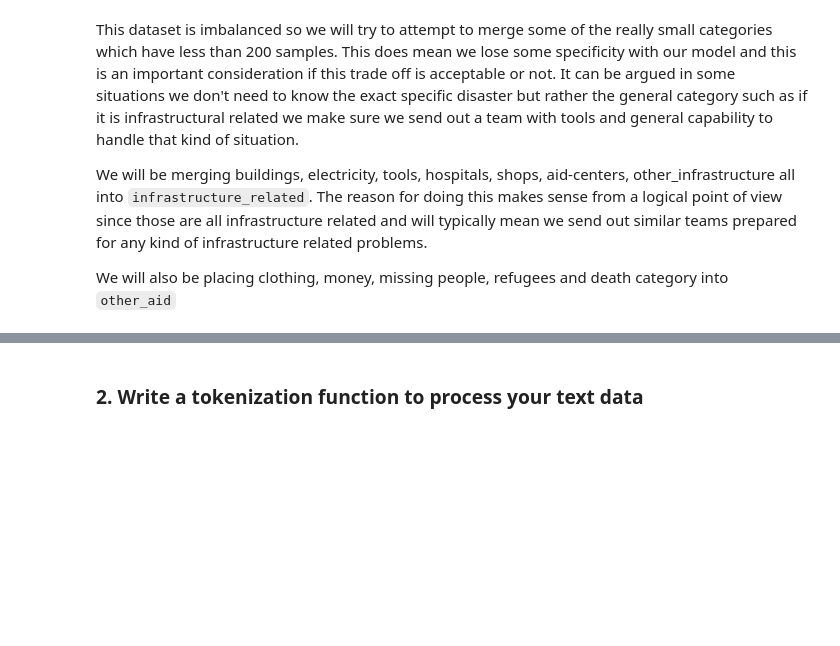
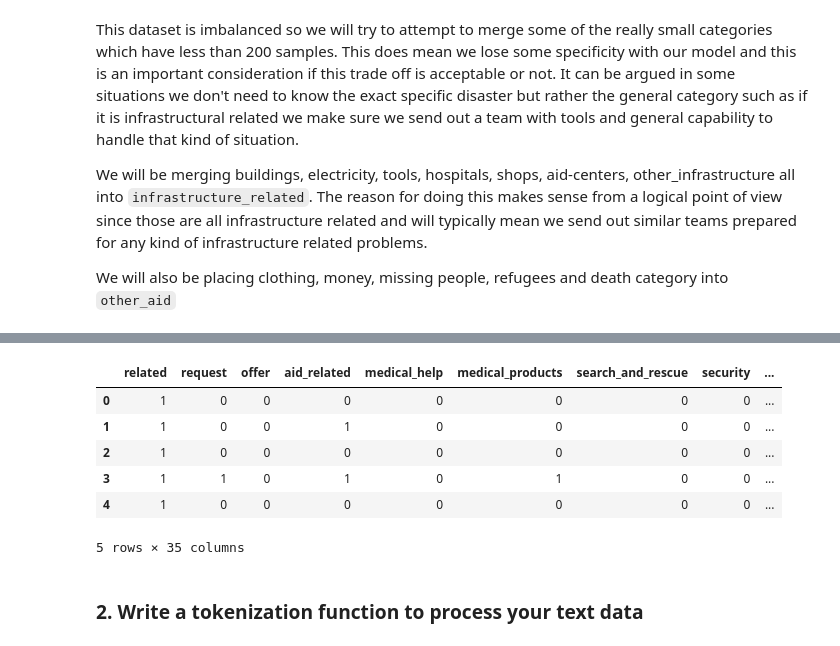
Before and after one commit to defunSM/Data-Science-Portfolio, a Jupyter notebook: Diasaster Response Classification/ML Pipeline Preparation.ipynb, the cells around one changed output, grey strips where cells are left out. Drawn from its saved outputs; the diff is of its cells as text; code cells hidden in the pictures; blank space fills up the shorter version.

```diff
--- a/Diasaster Response Classification/ML Pipeline Preparation.ipynb
+++ b/Diasaster Response Classification/ML Pipeline Preparation.ipynb
@@ -79,2 +87,11 @@ Y.loc[(Y['buildings']==1) |
+# %%
+# Dropping the merged in features
+df = df.drop(labels=['buildings', 'electricity', 'tools', 'hospitals', 'shops', 'aid_centers', 'other_infrastructure',
+                'clothing', 'money', 'missing_people', 'refugees', 'death'], axis=1)
 # %%
 # Making sure that the features successfuly merged into infrastructure_related
+X = df.iloc[:,1]
+Y = df.iloc[:,4:]
+
+for i in Y.columns.unique():
+    print(i, Y[Y[i]==1].shape[0], sep=" - ")
@@ -81,5 +116,14 @@ Y.loc[(Y['buildings']==1) |
 # %%
 # Do the same for other aid
+Y.head()
+# %% [output]
+|  | related | request | offer | aid_related | medical_help | medical_products | search_and_rescue | security | ... |
+| 0 | 1 | 0 | 0 | 0 | 0 | 0 | 0 | 0 | ... |
+| 1 | 1 | 0 | 0 | 1 | 0 | 0 | 0 | 0 | ... |
+| 2 | 1 | 0 | 0 | 0 | 0 | 0 | 0 | 0 | ... |
+| 3 | 1 | 1 | 0 | 1 | 0 | 1 | 0 | 0 | ... |
+| 4 | 1 | 0 | 0 | 0 | 0 | 0 | 0 | 0 | ... |
+5 rows × 35 columns
 # %% [markdown]
 ### 2. Write a tokenization function to process your text data
 # %%
```
Also changed, not shown: parts of 5 cells of this notebook.
